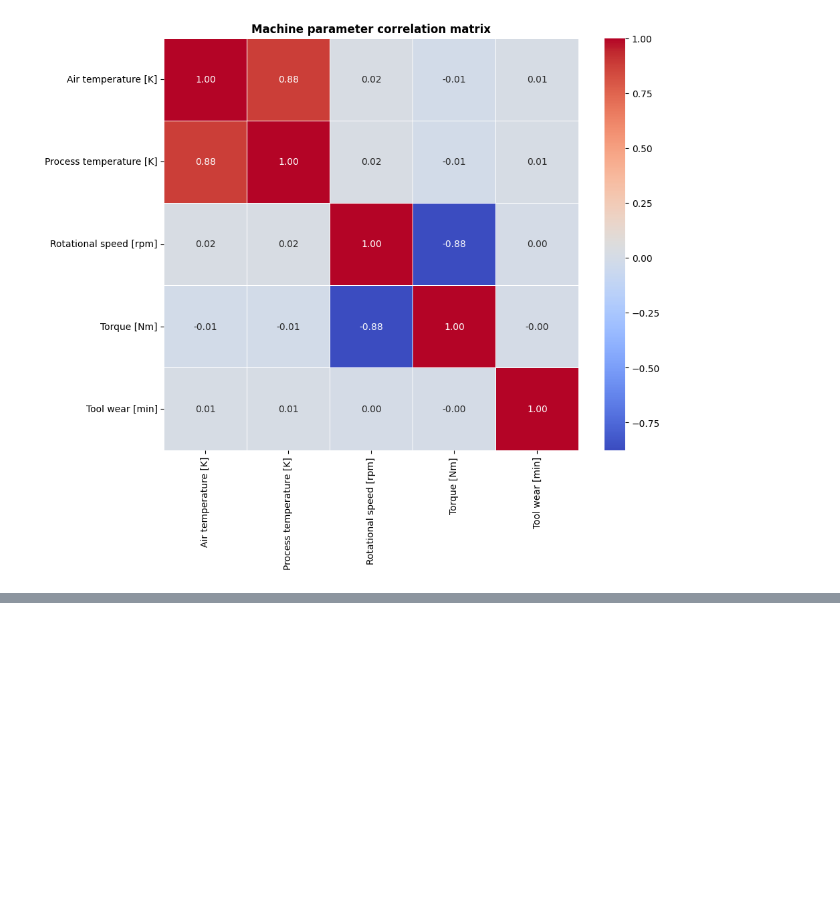
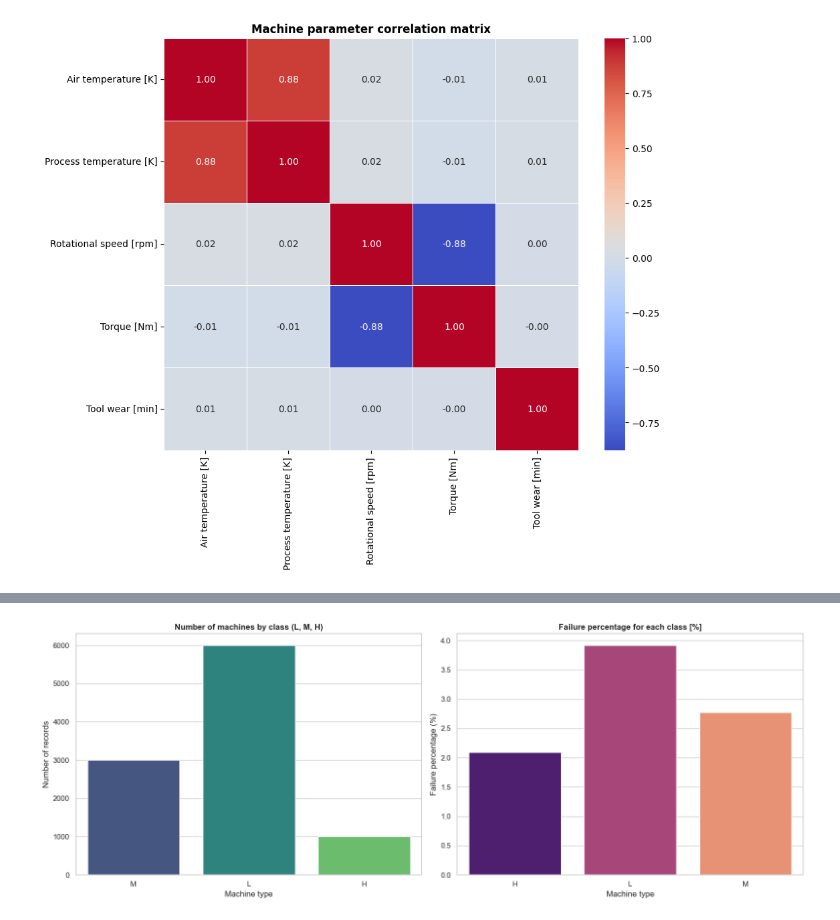
Before and after one commit to Bartlomiej-Daniel/machine_failure_prediction, a Jupyter notebook: notebooks/EDA.ipynb, the cells around one changed output, grey strips where cells are left out. Saved outputs shown, nothing was run; the diff lists cells and outputs as text; code cells hidden in the pictures; blank space fills up the shorter version.

```diff
--- a/notebooks/EDA.ipynb
+++ b/notebooks/EDA.ipynb
@@ -200,0 +257,22 @@ plt.show()
+# %%
+import matplotlib.pyplot as plt
+import seaborn as sns
+
+sns.set_theme(style="whitegrid")
+fig, axes = plt.subplots(1, 2, figsize=(16, 6))
+
+sns.countplot(data=df, x='Type', ax=axes[0], palette='viridis', hue='Type', legend=False)
+axes[0].set_title('Number of machines by class (L, M, H)', fontweight='bold')
+axes[0].set_xlabel('Machine type')
+axes[0].set_ylabel('Number of records')
+
+failure_by_type = df.groupby('Type')['Target'].mean() * 100
+sns.barplot(x=failure_by_type.index, y=failure_by_type.values, ax=axes[1], palette='magma', hue=failure_by_type.index, legend=False)
+axes[1].set_title('Failure percentage for each class [%]', fontweight='bold')
+axes[1].set_xlabel('Machine type')
+axes[1].set_ylabel('Failure percentage (%)')
+
+plt.tight_layout()
+plt.show()
+# %% [output]
+[figure, added]
```
Also changed, not shown: parts of 7 cells of this notebook.
